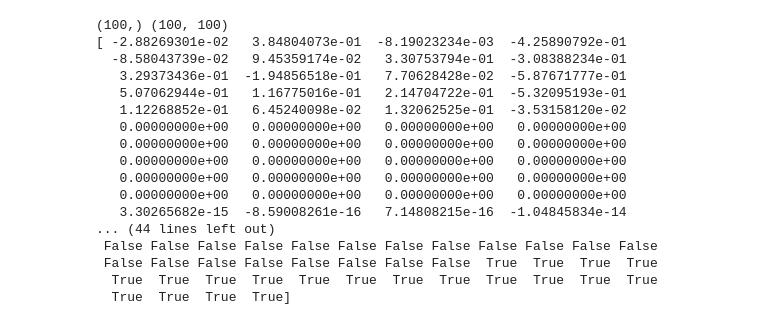
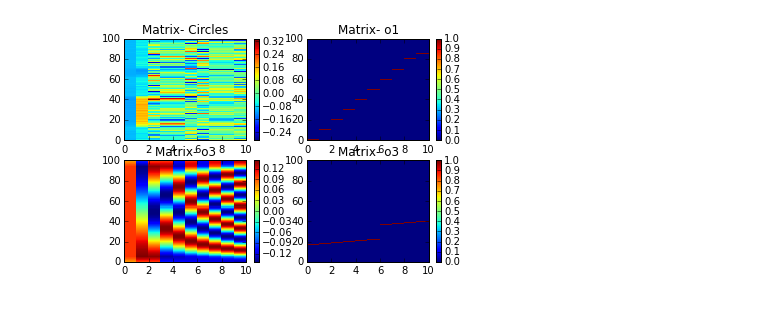
Before and after one commit to jfriend08/IndependentStudy, a Jupyter notebook: baseline/workbookII.ipynb, the cells around one changed output. Saved outputs shown, nothing was run; the diff lists cells and outputs as text; code cells hidden in the pictures.

```diff
--- a/baseline/workbookII.ipynb
+++ b/baseline/workbookII.ipynb
@@ -46,28 +47,30 @@ plt.show()
-# %%
-
-L, d = scipy.sparse.csgraph.laplacian(o3, normed=True, return_diag=True)
-eigVals, eigVecs = np.linalg.eig(L)
-print eigVals.shape, eigVecs.shape
-
-j = 50
-print eigVals[j]*eigVecs[:,j]
-a = np.dot(L[:,:], eigVecs[:,j])
-print a.shape, a
-# %% [output]
-(100,) (100, 100)
-[ -2.88269301e-02   3.84804073e-01  -8.19023234e-03  -4.25890792e-01
-  -8.58043739e-02   9.45359174e-02   3.30753794e-01  -3.08388234e-01
-   3.29373436e-01  -1.94856518e-01   7.70628428e-02  -5.87671777e-01
-   5.07062944e-01   1.16775016e-01   2.14704722e-01  -5.32095193e-01
-   1.12268852e-01   6.45240098e-02   1.32062525e-01  -3.53158120e-02
-   0.00000000e+00   0.00000000e+00   0.00000000e+00   0.00000000e+00
-   0.00000000e+00   0.00000000e+00   0.00000000e+00   0.00000000e+00
-   0.00000000e+00   0.00000000e+00   0.00000000e+00   0.00000000e+00
-   0.00000000e+00   0.00000000e+00   0.00000000e+00   0.00000000e+00
-   0.00000000e+00   0.00000000e+00   0.00000000e+00   0.00000000e+00
-   3.30265682e-15  -8.59008261e-16   7.14808215e-16  -1.04845834e-14
-... (44 lines left out)
- False False False False False False False False False False False False
- False False False False False False False False  True  True  True  True
-  True  True  True  True  True  True  True  True  True  True  True  True
-  True  True  True  True]
+# %%
+Y0 = laplacian.getNormLaplacian(img, 10)
+Y1 = laplacian.getNormLaplacian(o1, 10)
+Y2 = laplacian.getNormLaplacian(o2, 10)
+Y3 = laplacian.getNormLaplacian(o3, 10)
+
+
+plt.subplot(2, 2, 1)
+plt.pcolor(Y0)
+plt.colorbar()
+plt.title('Matrix- Circles')
+
+plt.subplot(2, 2, 2)
+plt.pcolor(Y1)
+plt.colorbar()
+plt.title('Matrix- o1')
+
+plt.subplot(2, 2, 3)
+plt.pcolor(Y2)
+plt.colorbar()
+plt.title('Matrix- o3')
+
+plt.subplot(2, 2, 4)
+plt.pcolor(Y3)
+plt.colorbar()
+plt.title('Matrix- o3')
+
+plt.show()
+# %% [output]
+[figure, added]
```
Also changed, not shown: parts of 2 cells of this notebook, 2 other files.
